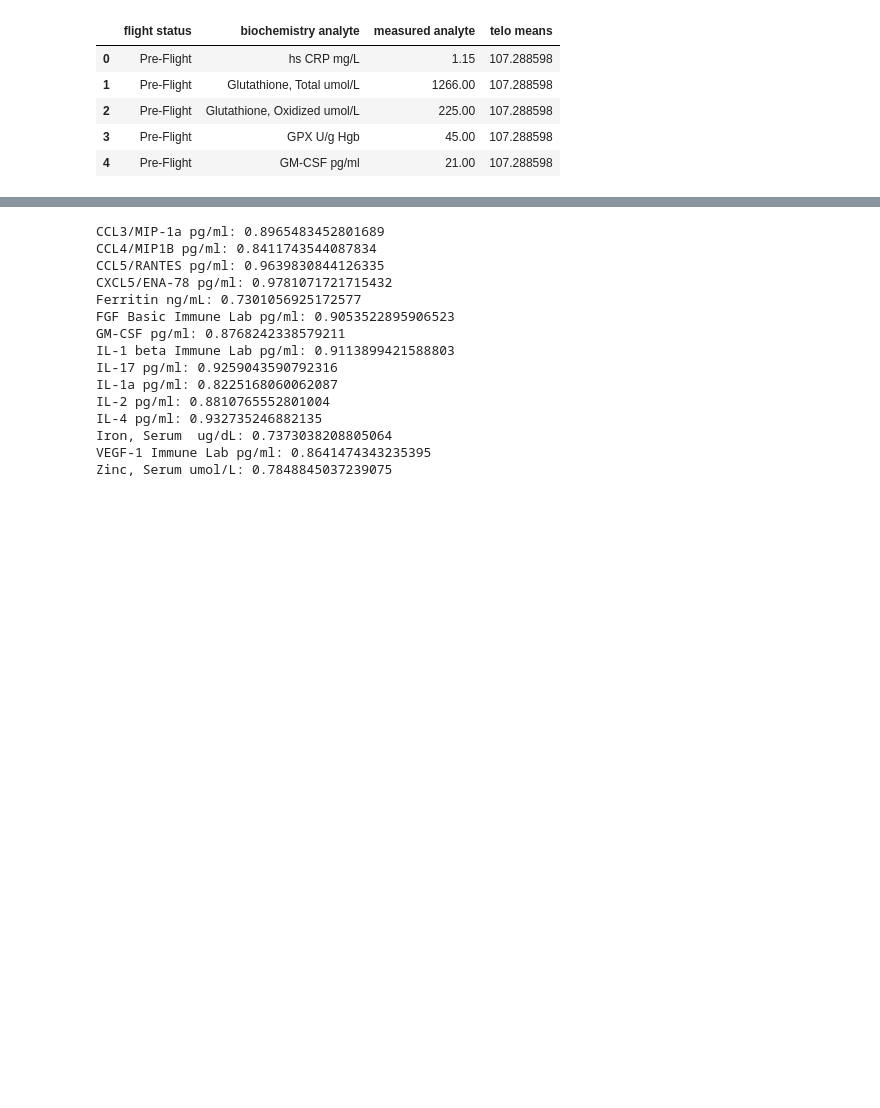
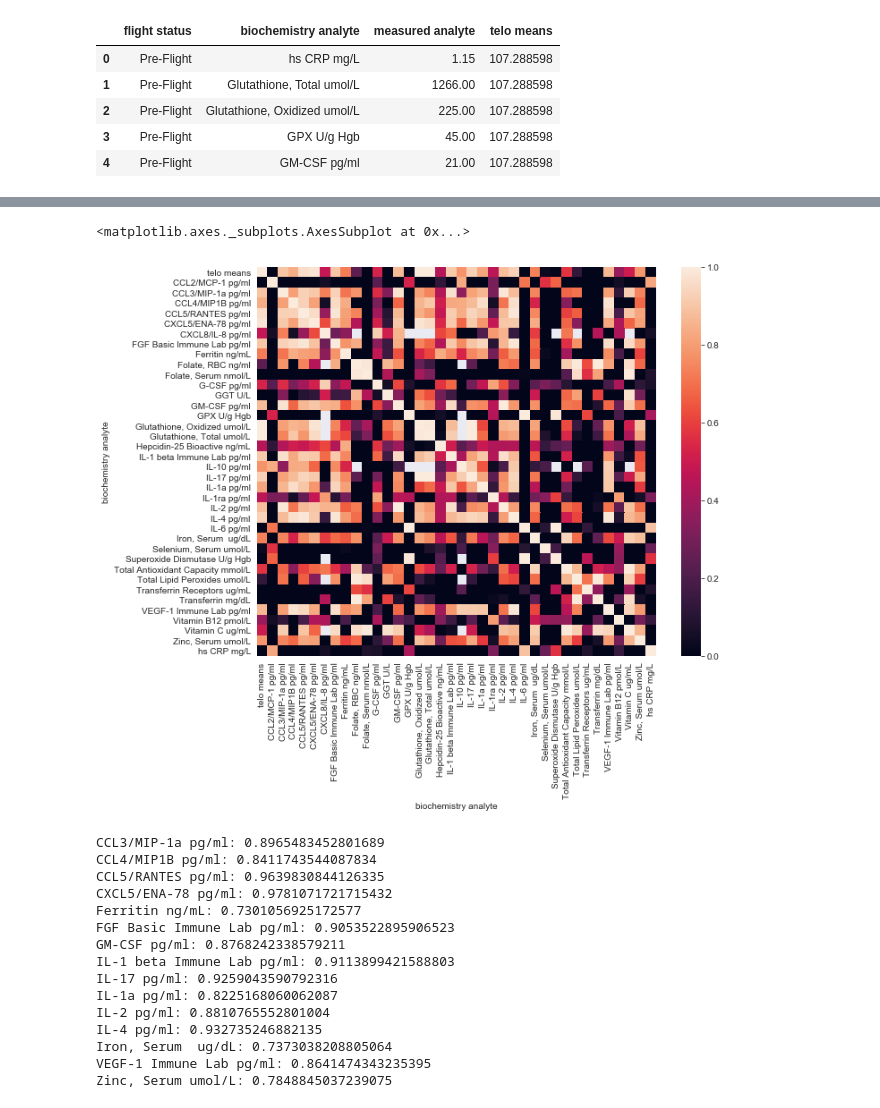
Before and after one commit to Jared-Luxton/NASA-astronauts-telomeres-chromosomes, a Jupyter notebook: NASA_telomeres/03a NASA Astros Telo Data Visualization and Stats.ipynb, the cells around one changed output, grey strips where cells are left out. Drawn from its saved outputs; the diff is of its cells as text; code cells hidden in the pictures; blank space fills up the shorter version.

Commit message:
graph pub

```diff
--- a/NASA_telomeres/03a NASA Astros Telo Data Visualization and Stats.ipynb
+++ b/NASA_telomeres/03a NASA Astros Telo Data Visualization and Stats.ipynb
@@ -524,3 +543,14 @@ merge_grouped_blood_telos.head()
+# %%
+pivot_merge_blood_telos = merge_blood_telos.pivot_table(index=['timepoint', 'sample type', 'flight status', 'telo means'],
+                                                        columns='biochemistry analyte', values='measured analyte').reset_index()
+
+corr_pivot_merge_blood_telos = pivot_merge_blood_telos.corr()
+# %%
+plt.figure(figsize=(10,8))
+sns.heatmap(corr_pivot_merge_blood_telos, vmin=0, vmax=1)
+# %% [output]
+<matplotlib.axes._subplots.AxesSubplot at 0x...>
+[figure, added]
 # %%
 beta_groups = merge_grouped_blood_telos.groupby('biochemistry analyte')
 
```
Also changed, not shown: parts of 5 cells of this notebook, 1 other file.
